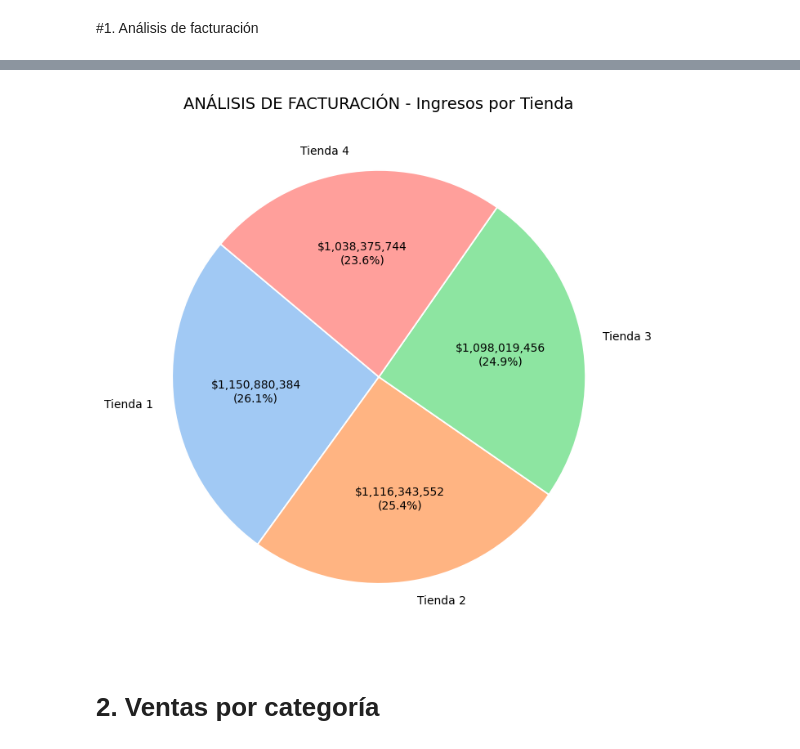
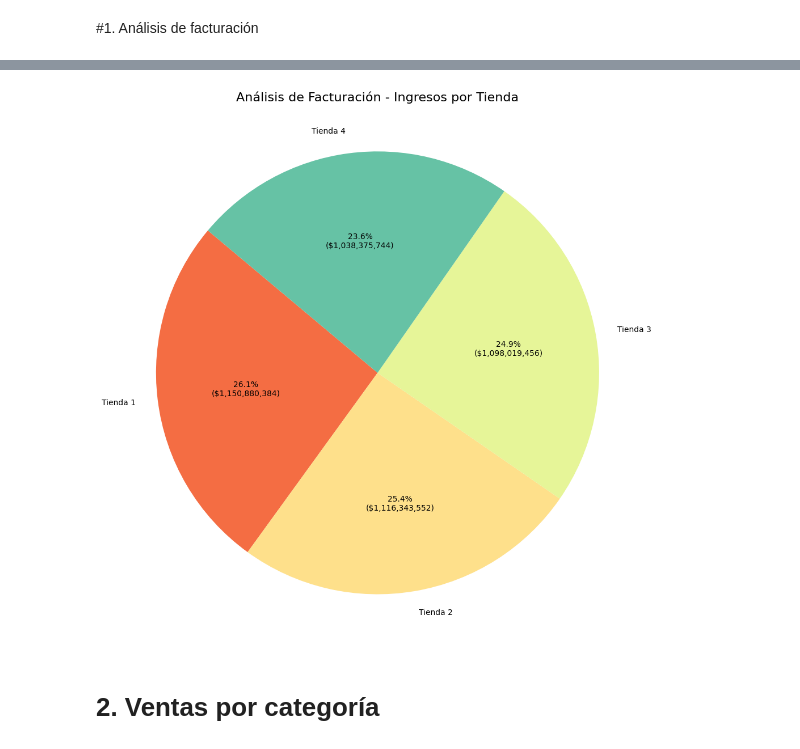
Before and after one commit to renzolea/Challenge-Alura-Store, a Jupyter notebook: AluraStoreLatam.ipynb, the cells around one changed output, grey strips where cells are left out. Drawn from its saved outputs; the diff is of its cells as text; code cells hidden in the pictures.

```diff
--- a/AluraStoreLatam.ipynb
+++ b/AluraStoreLatam.ipynb
@@ -59,27 +57,27 @@ revenue_summary
-# %%
-import matplotlib.pyplot as plt
-import seaborn as sns
-
-# Datos base
-labels = total_suma['Tienda']
-sizes = total_suma['Ingreso Total']
-
-# Función para mostrar valores con formato moneda
-def formato_monto(pct, all_vals):
-    valor_absoluto = int(pct / 100 * sum(all_vals))
-    return f'${valor_absoluto:,.0f}\n({pct:.1f}%)'
-
-colors = sns.color_palette('pastel')
-# Crear gráfico
-plt.figure(figsize=(7, 7))
-plt.pie(sizes, labels=labels, autopct=lambda pct: formato_monto(pct, sizes), startangle=140, colors=colors, shadow=False, wedgeprops={'edgecolor': 'white', 'linewidth': 1.3})
-
-plt.title('ANÁLISIS DE FACTURACIÓN - Ingresos por Tienda', fontsize=14)
-plt.axis('equal')
-plt.tight_layout()
-plt.show()
-# %% [output]
-[figure, removed]
+# %%
+import matplotlib.pyplot as plt
+import seaborn as sns
+
+# Create the pie chart
+plt.figure(figsize=(10, 10)) # Increased figure size for better label visibility
+
+# Define a function to format the autopct labels with both percentage and value
+def autopct_format(pct):
+    total = sum(total_suma['Ingreso Total'])
+    value = (pct/100.) * total
+    return f'{pct:.1f}%\n(${value:,.0f})'
+
+
+plt.pie(total_suma['Ingreso Total'], labels=total_suma['Tienda'], autopct=autopct_format, startangle=140, colors=sns.color_palette('Spectral', len(total_suma)), textprops={'fontsize': 10}) # Added textprops for label fontsize
+
+# Add title
+plt.title('Análisis de Facturación - Ingresos por Tienda', fontsize=16)
+
+plt.axis('equal')  # Equal aspect ratio ensures that pie is drawn as a circle.
+plt.tight_layout()
+plt.show()
+# %% [output]
+[figure, added]
 # %% [markdown]
 # 2. Ventas por categoría
 # %%
```
Also changed, not shown: parts of 1 cell of this notebook.
